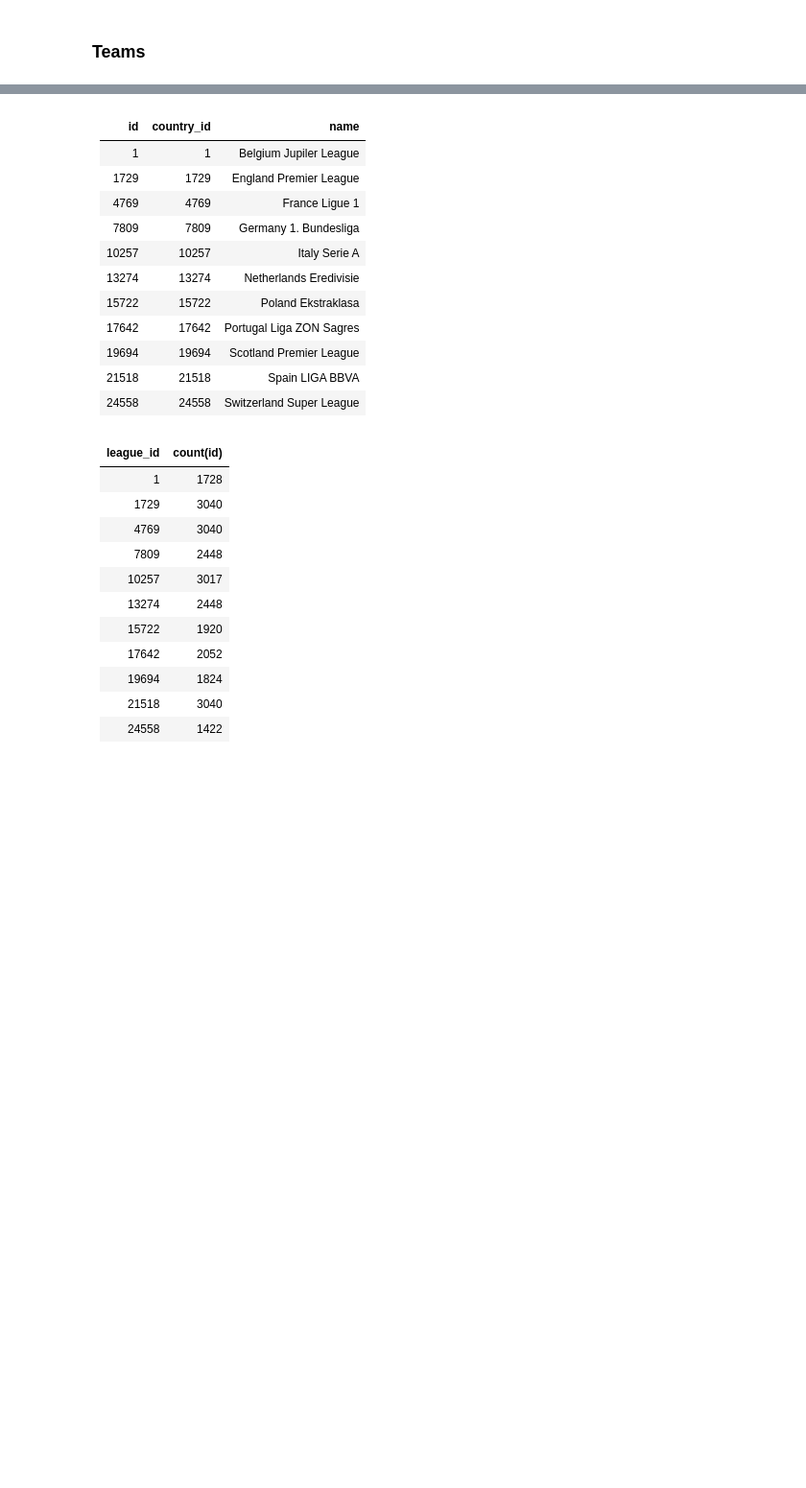
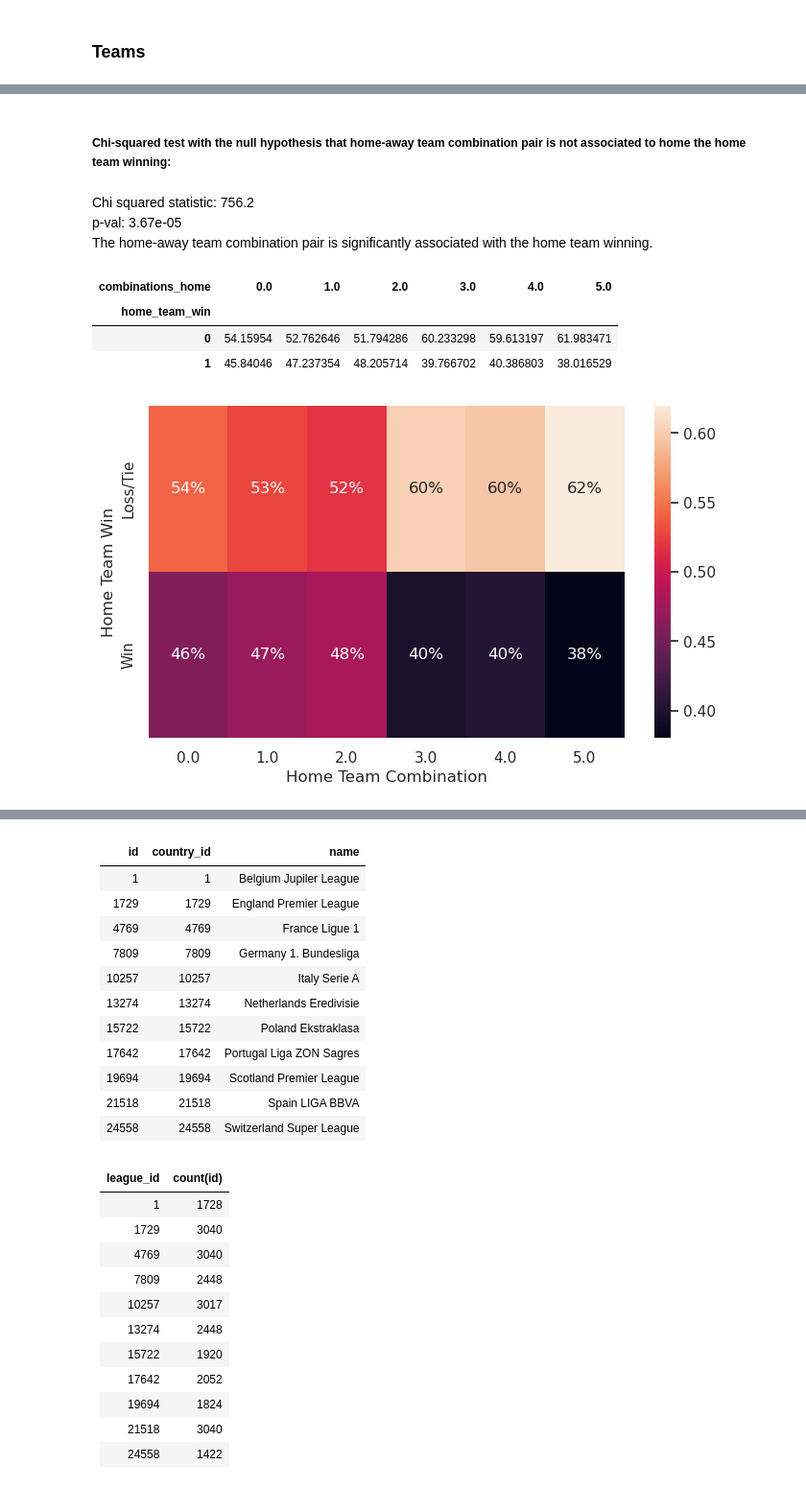
Before and after one commit to gediminas-skvarnavicius/football-db-analysis, a Jupyter notebook: analysis.ipynb, the cells around one changed output, grey strips where cells are left out. Shown at 96% size. Cells and saved outputs as stored; diff of their text form; code cells hidden in the pictures; blank space fills up the shorter version.

```diff
--- a/analysis.ipynb
+++ b/analysis.ipynb
@@ -500,0 +527,16 @@ SELECT * from Team LIMIT 5"""
+# %%
+match_win_df = match_raw[
+    [
+        "country_id",
+        "date",
+        "home_team_api_id",
+        "away_team_api_id",
+        "home_team_goal",
+        "away_team_goal",
+    ]
+]
+
+
+match_win_df["home_team_win"] = match_win_df.apply(
+    lambda x: 1 if x["home_team_goal"] > x["away_team_goal"] else 0, axis=1
+)
@@ -500,0 +578,13 @@ SELECT * from Team LIMIT 5"""
+# %%
+comb_h_home_w_con_tab = pd.crosstab(
+    match_win_df.loc[match_win_df["combinations_home"] <= 5, "home_team_win"],
+    match_win_df.loc[match_win_df["combinations_home"] <= 5, "combinations_home"],
+)
+comb_h_home_w_results = stats.chi2_contingency(comb_h_home_w_con_tab)
+Markdown(
+    f"""Chi-squared statistic: {round(comb_h_home_w_results.statistic,1)}<br>
+         p-val: {comb_h_home_w_results.pvalue:.2e}<br>
+         The home team combination {'is' if comb_h_home_w_results.pvalue<significance else 'is not'}
+         significantly associated with the home team winning.
+         """
+)
@@ -501,3 +617,46 @@ SELECT * from Team LIMIT 5"""
+# %% [markdown]
+##### Chi-squared test with the null hypothesis that home-away team combination pair is not associated to home the home team winning:
+# %%
+comb_ha_home_w_con_tab = pd.crosstab(
+    match_win_df['combo_home_away'].apply(str),
+    match_win_df['home_team_win']
+)
+comb_ha_home_w_results=stats.chi2_contingency(comb_ha_home_w_con_tab)
+
+Markdown(
+    f"""Chi-squared statistic: {round(comb_ha_home_w_results.statistic,1)}<br>
+         p-val: {comb_ha_home_w_results.pvalue:.2e}<br>
+         The home-away team combination pair {'is' if comb_ha_home_w_results.pvalue<significance else 'is not'}
+         significantly associated with the home team winning.
+         """
+)
+# %% [output]
+Chi squared statistic: 756.2<br>
+         p-val: 3.67e-05<br>
+         The home-away team combination pair is
+         significantly associated with the home team winning.
+# %%
+comb_h_home_w_con_tab.apply(lambda x: x.div(x.sum(), axis=0))
+# %% [output]
+| combinations_home | 0.0 | 1.0 | 2.0 | 3.0 | 4.0 | 5.0 |
+| home_team_win |  |  |  |  |  |  |
+| 0 | 54.15954 | 52.762646 | 51.794286 | 60.233298 | 59.613197 | 61.983471 |
+| 1 | 45.84046 | 47.237354 | 48.205714 | 39.766702 | 40.386803 | 38.016529 |
+# %%
+fig_combo_contingency, ax_combo_contingency = plt.subplots(
+    figsize=(base_fig_width, base_fig_height)
+)
+sns.heatmap(
+    comb_h_home_w_con_tab.apply(lambda x: x.div(x.sum(), axis=0)),
+    fmt=".0%",
+    annot=True,
+    ax=ax_combo_contingency,
+)
+disf.axis_titles(ax=ax_combo_contingency,xtitle="Home Team Combination", ytitle="Home Team Win")
+ax_combo_contingency.set_yticklabels(['Loss/Tie','Win'])
+plt.show()
+# %% [output]
+[figure, added]
 # %%
 Markdown(tabulate(con.query(
     f"""--sql
```
Also changed, not shown: parts of 29 cells of this notebook.
